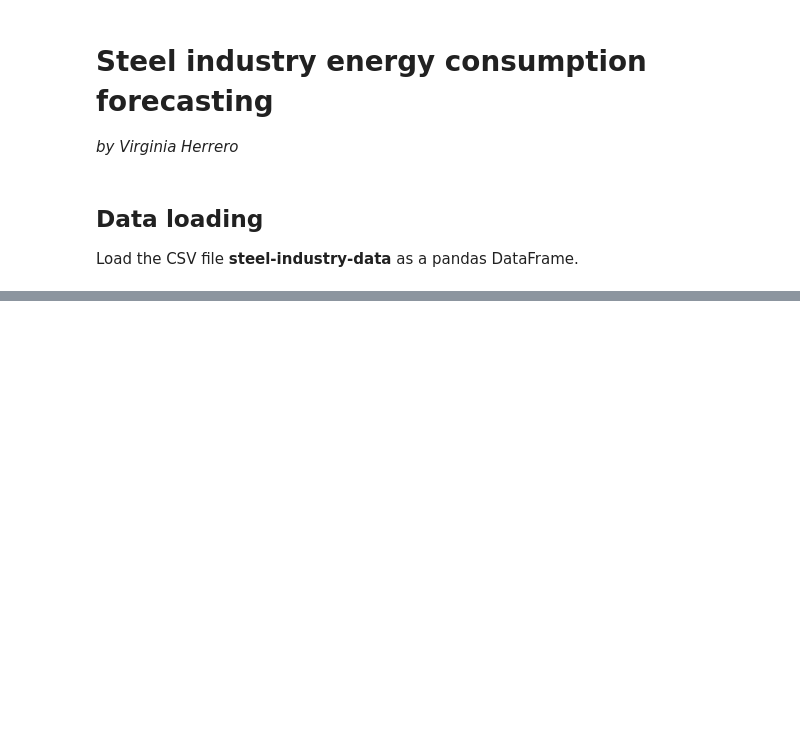
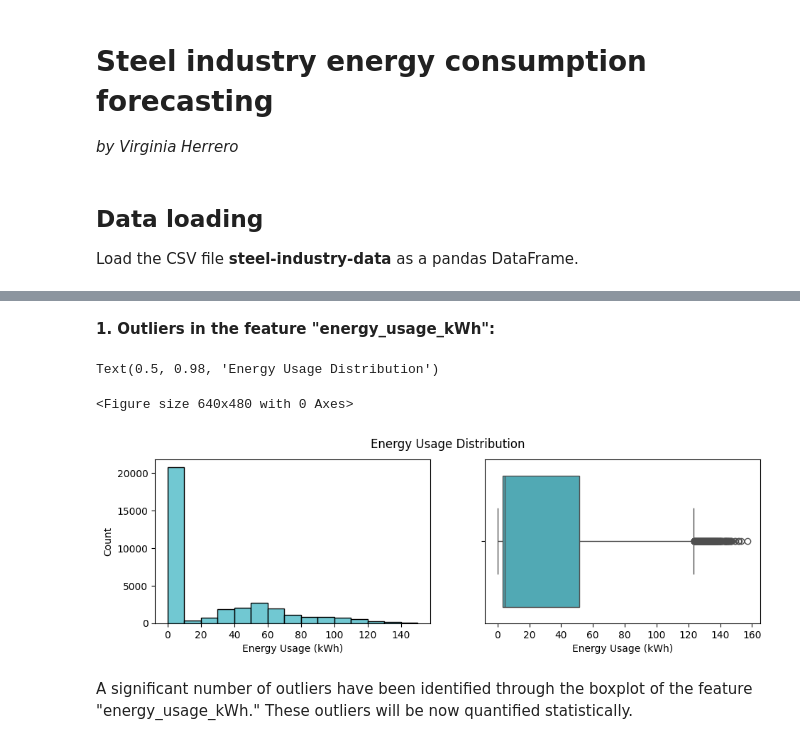
Before and after one commit to herrerovir/Steel-industry-energy-consumption-forecasting, a Jupyter notebook: Steel-industry-energy-consumption-forecasting.ipynb, the cells around one changed output, grey strips where cells are left out. Saved outputs shown, nothing was run; the diff lists cells and outputs as text; code cells hidden in the pictures; blank space fills up the shorter version.

```diff
--- a/Steel-industry-energy-consumption-forecasting.ipynb
+++ b/Steel-industry-energy-consumption-forecasting.ipynb
@@ -25,0 +54,2 @@ df.head()
+# %%
+df = df.drop("date", axis = 1)
@@ -25,0 +68,10 @@ df.head()
+# %%
+df = df.rename(columns = {"Usage_kWh" : "energy_usage_kWh",
+                          "Lagging_Current_Reactive.Power_kVarh" : "lagging_current_kVarh",
+                          "Leading_Current_Reactive_Power_kVarh" : "leading_current_kVarh",
+                          "CO2(tCO2)" : "CO2_ppm",
+                          "Lagging_Current_Power_Factor" : "lagging_current_power_factor",
+                          "Leading_Current_Power_Factor" : "leading_current_power_factor",
+                          "WeekStatus" : "week_status",
+                          "Day_of_week" : "day_of_the_week",
+                          "Load_Type" : "load_type"})
@@ -25,0 +151,3 @@ df.head()
+# %%
+# Drop all duplicated values
+df = df.drop_duplicates()
@@ -25,0 +178,17 @@ df.head()
+# %% [markdown]
+**1. Outliers in the feature "energy_usage_kWh":**
+# %%
+# Plot the energy usage distribution using a histogram and boxplot
+energy_usage_distribution = plt.figure()
+fig, ax = plt.subplots(1, 2, figsize = (11, 3))
+sns.histplot(df["energy_usage_kWh"], ax = ax[0], bins = 15, binrange = (0, 150), color = "#41b6c4")
+sns.boxplot(x = df["energy_usage_kWh"], ax = ax[1], color = "#41b6c4")
+ax[0].set_xlabel("Energy Usage (kWh)")
+ax[1].set_xlabel("Energy Usage (kWh)")
+plt.suptitle("Energy Usage Distribution", size = 12)
+# %% [output]
+Text(0.5, 0.98, 'Energy Usage Distribution')
+<Figure size 640x480 with 0 Axes>
+[figure, added]
+# %% [markdown]
+A significant number of outliers have been identified through the boxplot of the feature "energy_usage_kWh." These outliers will be now quantified statistically.
```
Also changed, not shown: parts of 35 cells of this notebook.
